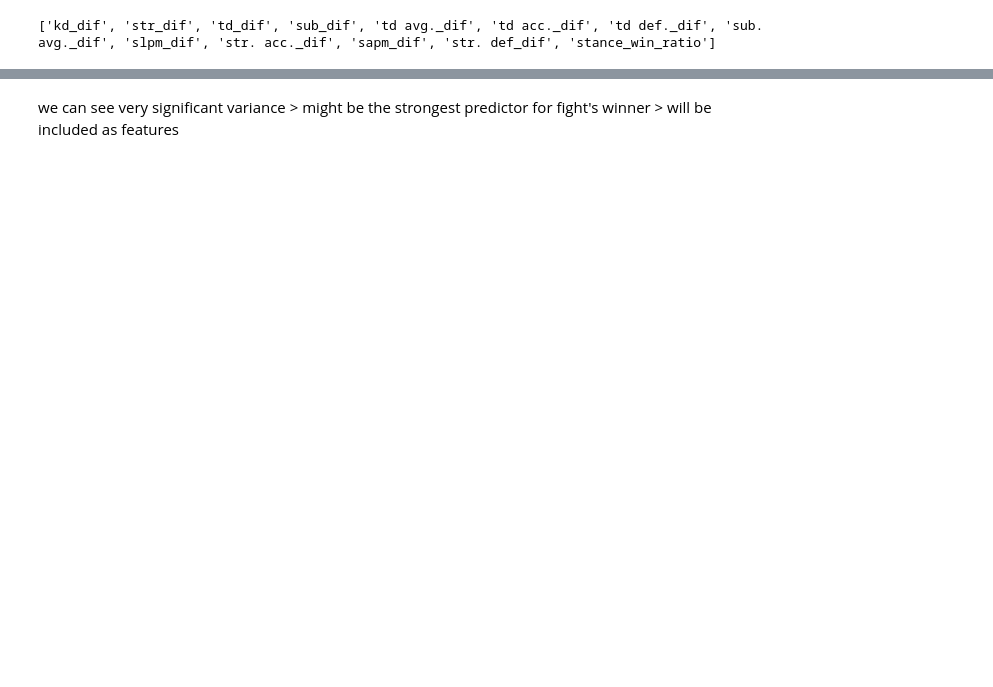
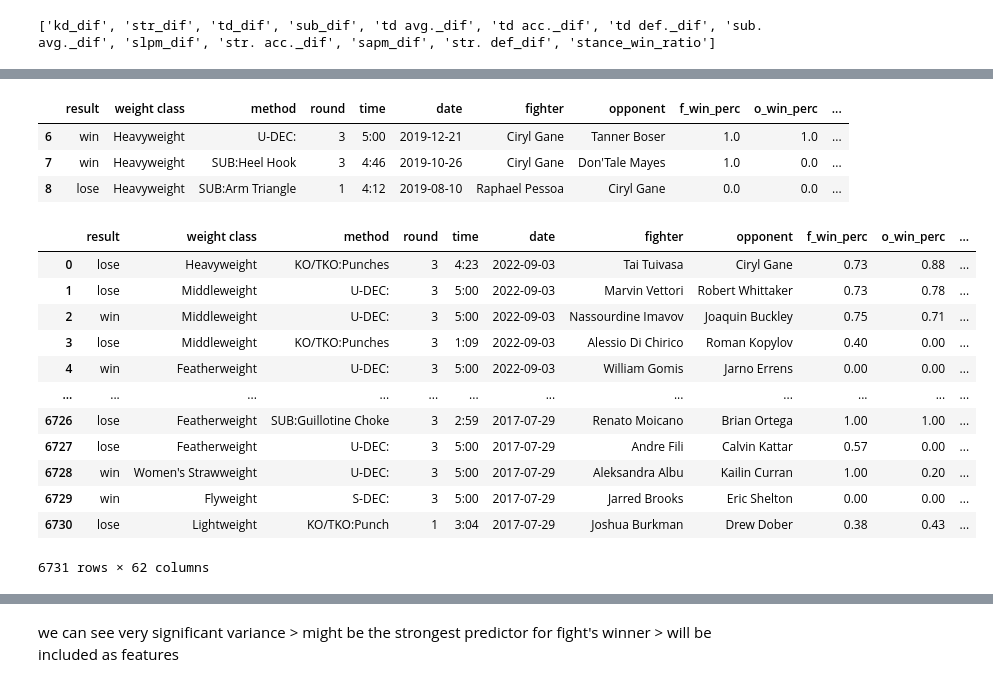
Before and after one commit to sagi778/ufc_fights_Predictor, a Jupyter notebook: notebooks/feature_engineering.ipynb, the cells around one changed output, grey strips where cells are left out. Cells and saved outputs as stored; diff of their text form; code cells hidden in the pictures; blank space fills up the shorter version.

```diff
--- a/notebooks/feature_engineering.ipynb
+++ b/notebooks/feature_engineering.ipynb
@@ -439,0 +455,30 @@ print(features)
+# %%
+t['f_layoff_time'] = None
+t['o_layoff_time'] = None
+
+for index in tqdm(range(0,len(t))):
+    t['f_layoff_time'] = get_layoff_time(fighter=t.loc[index,'fighter'], current_date=t.loc[index,'date'], data=t)
+    t['o_layoff_time'] = get_layoff_time(fighter=t.loc[index,'opponent'], current_date=t.loc[index,'date'], data=t)
+
+t.tail(3)
+# %% [output]
+|  | result | weight class | method | round | time | date | fighter | opponent | f_win_perc | o_win_perc | ... |
+| 6 | win | Heavyweight | U-DEC: | 3 | 5:00 | 2019-12-21 | Ciryl Gane | Tanner Boser | 1.0 | 1.0 | ... |
+| 7 | win | Heavyweight | SUB:Heel Hook | 3 | 4:46 | 2019-10-26 | Ciryl Gane | Don'Tale Mayes | 1.0 | 0.0 | ... |
+| 8 | lose | Heavyweight | SUB:Arm Triangle | 1 | 4:12 | 2019-08-10 | Raphael Pessoa | Ciryl Gane | 0.0 | 0.0 | ... |
+# %%
+df
+# %% [output]
+|  | result | weight class | method | round | time | date | fighter | opponent | f_win_perc | o_win_perc | ... |
+| 0 | lose | Heavyweight | KO/TKO:Punches | 3 | 4:23 | 2022-09-03 | Tai Tuivasa | Ciryl Gane | 0.73 | 0.88 | ... |
+| 1 | lose | Middleweight | U-DEC: | 3 | 5:00 | 2022-09-03 | Marvin Vettori | Robert Whittaker | 0.73 | 0.78 | ... |
+| 2 | win | Middleweight | U-DEC: | 3 | 5:00 | 2022-09-03 | Nassourdine Imavov | Joaquin Buckley | 0.75 | 0.71 | ... |
+| 3 | lose | Middleweight | KO/TKO:Punches | 3 | 1:09 | 2022-09-03 | Alessio Di Chirico | Roman Kopylov | 0.40 | 0.00 | ... |
+| 4 | win | Featherweight | U-DEC: | 3 | 5:00 | 2022-09-03 | William Gomis | Jarno Errens | 0.00 | 0.00 | ... |
+| ... | ... | ... | ... | ... | ... | ... | ... | ... | ... | ... | ... |
+| 6726 | lose | Featherweight | SUB:Guillotine Choke | 3 | 2:59 | 2017-07-29 | Renato Moicano | Brian Ortega | 1.00 | 1.00 | ... |
+| 6727 | lose | Featherweight | U-DEC: | 3 | 5:00 | 2017-07-29 | Andre Fili | Calvin Kattar | 0.57 | 0.00 | ... |
+| 6728 | win | Women's Strawweight | U-DEC: | 3 | 5:00 | 2017-07-29 | Aleksandra Albu | Kailin Curran | 1.00 | 0.20 | ... |
+| 6729 | win | Flyweight | S-DEC: | 3 | 5:00 | 2017-07-29 | Jarred Brooks | Eric Shelton | 0.00 | 0.00 | ... |
+| 6730 | lose | Lightweight | KO/TKO:Punch | 1 | 3:04 | 2017-07-29 | Joshua Burkman | Drew Dober | 0.38 | 0.43 | ... |
+6731 rows × 62 columns
```
Also changed, not shown: parts of 34 cells of this notebook.
